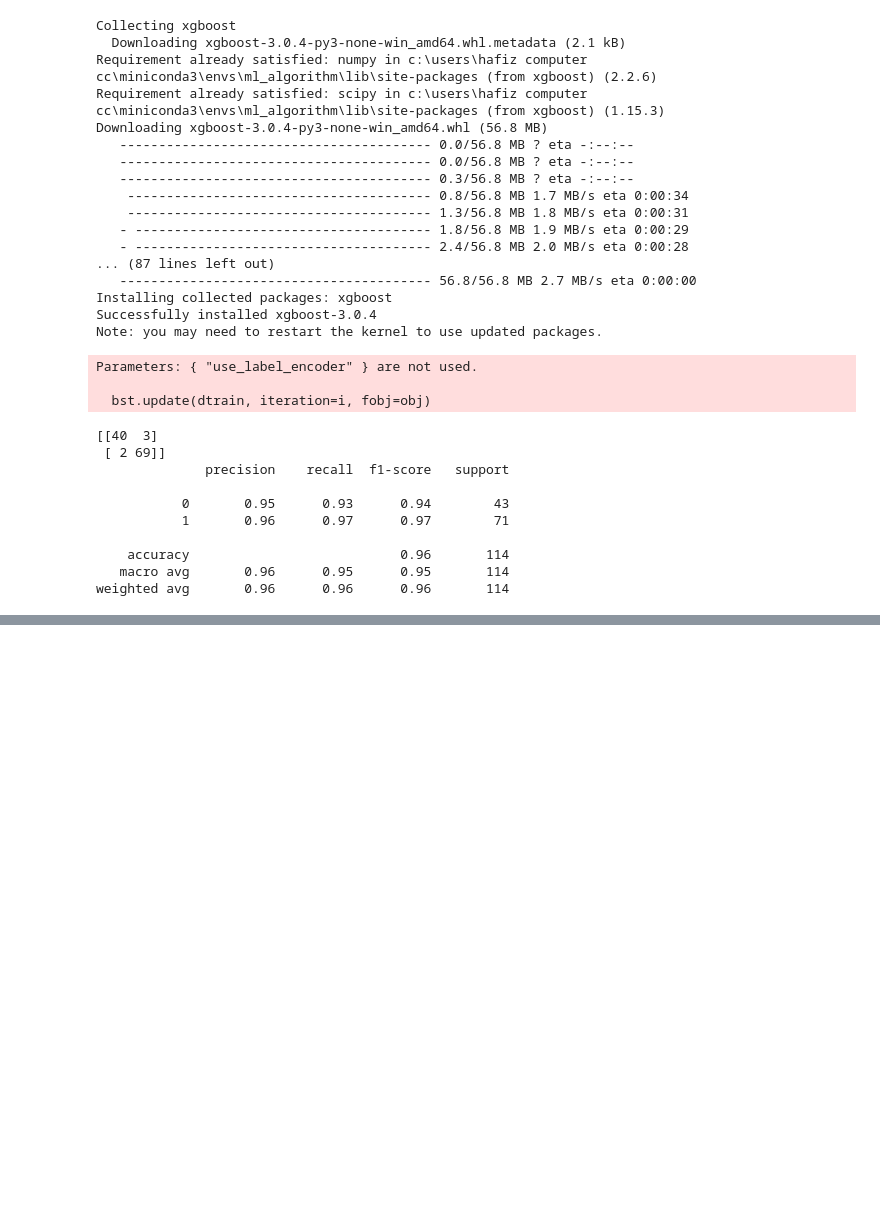
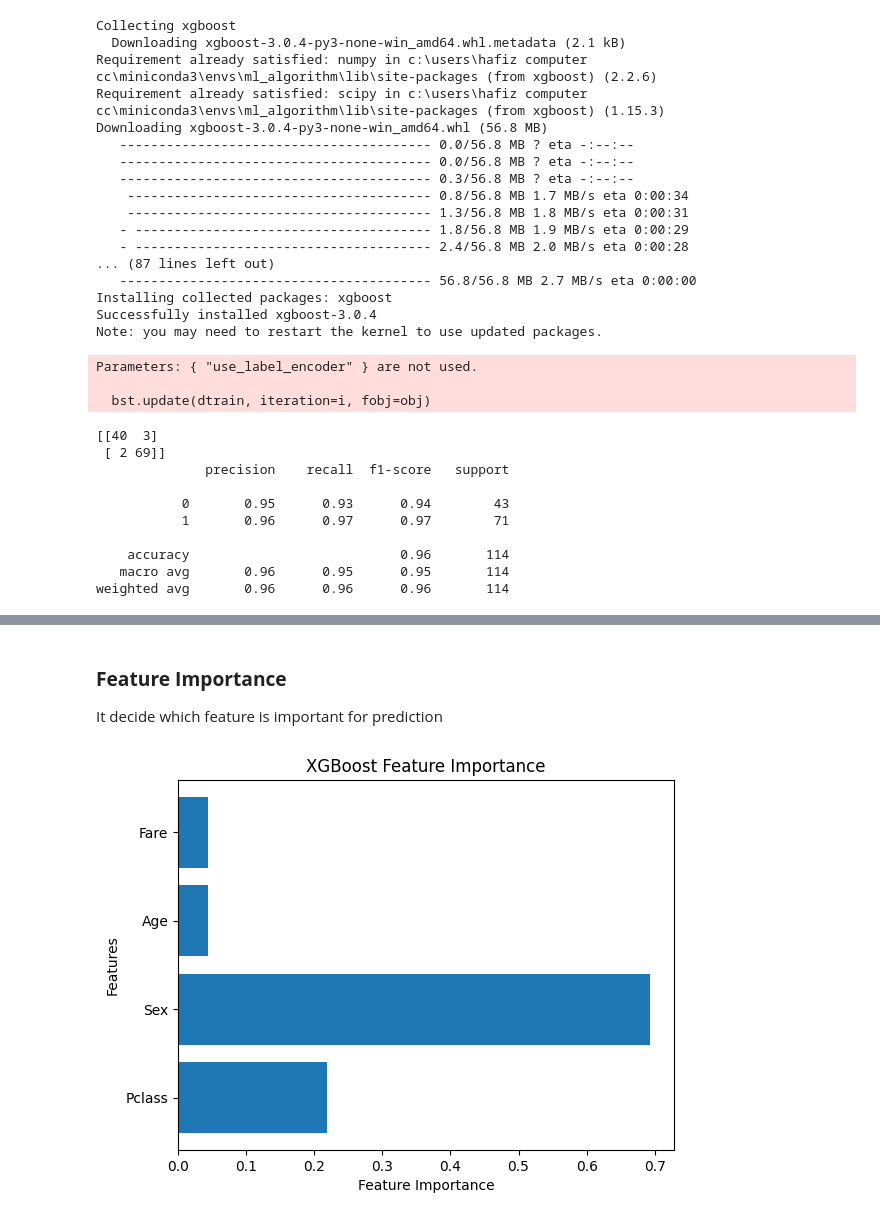
Before and after one commit to Shafiq786-creator/machine_learning-, a Jupyter notebook: ml_algorithms/day_7_adaboost_xgboost.ipynb, the cells around one changed output, grey strips where cells are left out. Drawn from its saved outputs; the diff is of its cells as text; code cells hidden in the pictures; blank space fills up the shorter version.

```diff
--- a/ml_algorithms/day_7_adaboost_xgboost.ipynb
+++ b/ml_algorithms/day_7_adaboost_xgboost.ipynb
@@ -203,0 +228,32 @@ weighted avg       0.96      0.96      0.96       114
+# %%
+# Step 3a: Install and import libraries
+!pip install xgboost scikit-learn pandas
+
+import pandas as pd
+from sklearn.model_selection import train_test_split
+from sklearn.metrics import accuracy_score
+from xgboost import XGBClassifier
+
+# Step 3b: Load dataset
+url = "https://raw.githubusercontent.com/datasciencedojo/datasets/master/titanic.csv"
+data = pd.read_csv(url)
+
+# Step 3c: Preprocess data (simple)
+data = data[['Survived','Pclass','Sex','Age','Fare']]
+data['Sex'] = data['Sex'].map({'male':0, 'female':1})
+data['Age'].fillna(data['Age'].mean(), inplace=True)
+
+X = data.drop('Survived', axis=1)
+y = data['Survived']
+
+# Step 3d: Split data
+X_train, X_test, y_train, y_test = train_test_split(X, y, test_size=0.2, random_state=42)
+
+# Step 3e: Train XGBoost model
+model = XGBClassifier(use_label_encoder=False, eval_metric='logloss')
+model.fit(X_train, y_train)
+
+# Step 3f: Predict & evaluate
+y_pred = model.predict(X_test)
+accuracy = accuracy_score(y_test, y_pred)
+print(f"Model Accuracy: {accuracy:.4f}")
@@ -203,0 +282,15 @@ weighted avg       0.96      0.96      0.96       114
+# %% [markdown]
+### **Feature Importance**
+
+It decide which feature is important for prediction
+# %%
+
+import matplotlib.pyplot as plt
+
+plt.barh(X.columns, model.feature_importances_)
+plt.xlabel("Feature Importance")
+plt.ylabel("Features")
+plt.title("XGBoost Feature Importance")
+plt.show()
+# %% [output]
+[figure, added]
```
Also changed, not shown: parts of 3 cells of this notebook, 3 other files.
